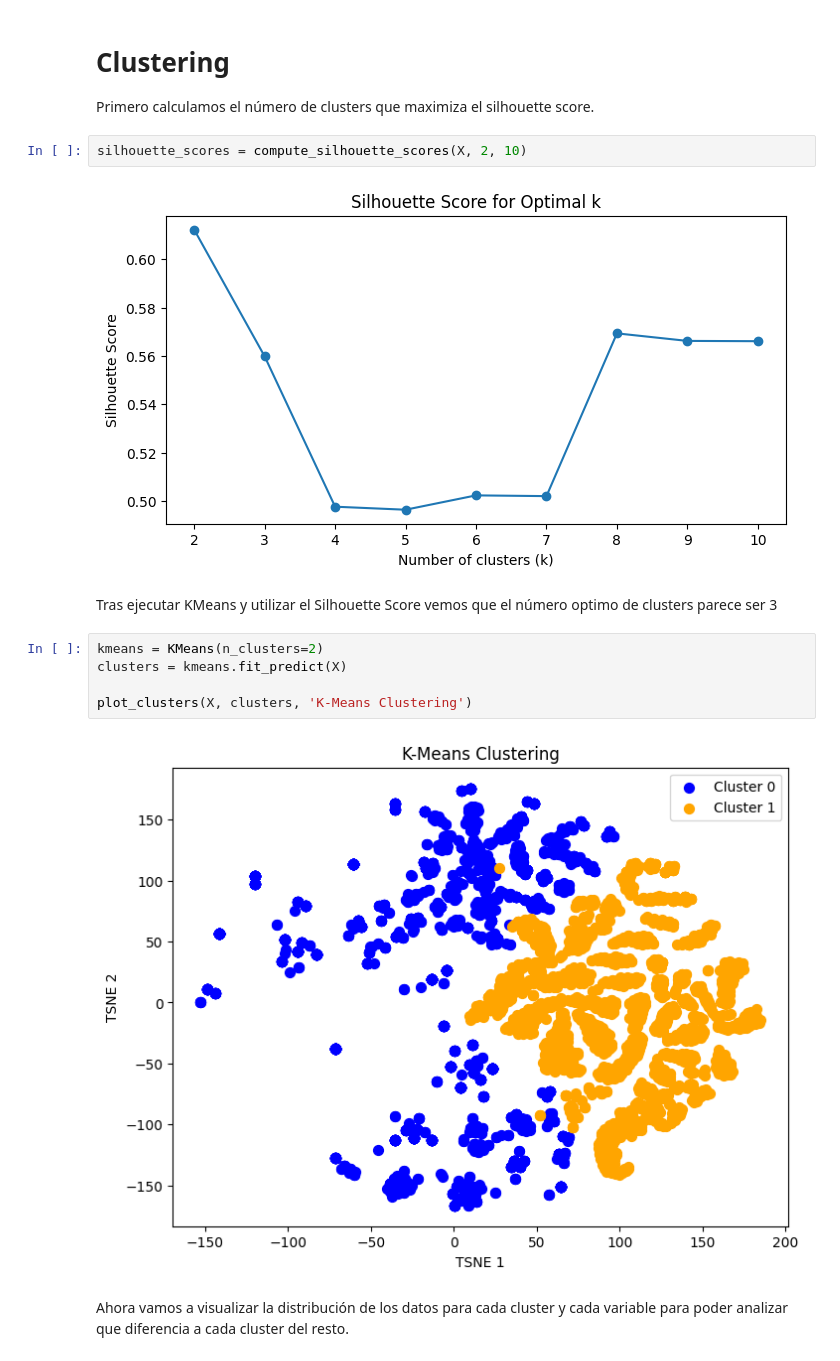
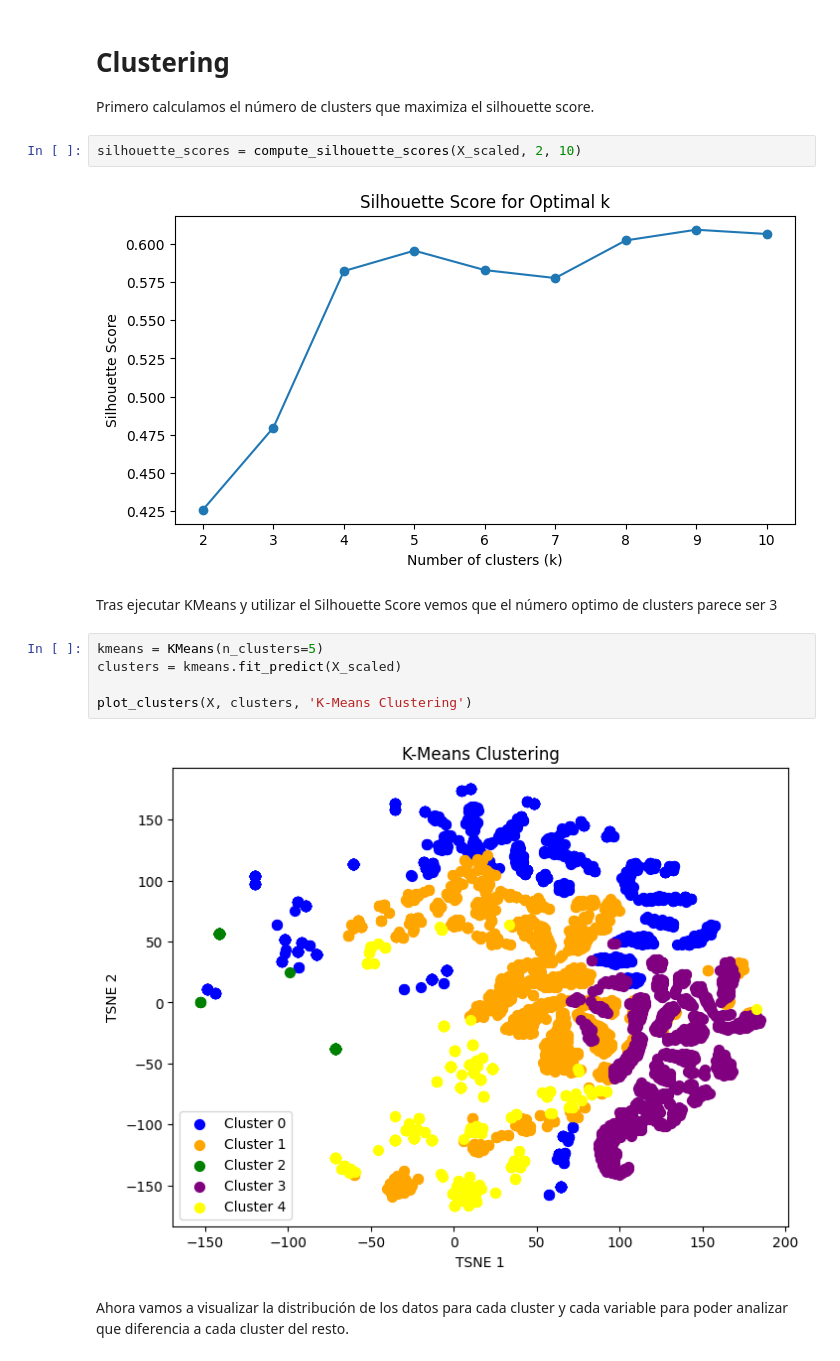
Before and after one commit to UO284262/PythonSourceCodeAnalysis, a Jupyter notebook: notebooks/03_imports.ipynb, the cells around one changed output. Cells and saved outputs as stored; diff of their text form.

Commit message:
Some strange things with clustering

```diff
--- a/notebooks/03_imports.ipynb
+++ b/notebooks/03_imports.ipynb
@@ -635,18 +642,18 @@ np.transpose(X[mask].describe(percentiles=[.25, .50, .75], include = ['object',
 # Clustering
 Primero calculamos el número de clusters que maximiza el silhouette score.
 # %%
-silhouette_scores = compute_silhouette_scores(X, 2, 10)
+silhouette_scores = compute_silhouette_scores(X_scaled, 2, 10)
 # %% [output]
-[figure, old version]
+[figure, new version]
 # %% [markdown]
 Tras ejecutar KMeans y utilizar el Silhouette Score vemos que el número optimo de clusters parece ser 3
 # %%
-kmeans = KMeans(n_clusters=2)
-clusters = kmeans.fit_predict(X)
+kmeans = KMeans(n_clusters=5)
+clusters = kmeans.fit_predict(X_scaled)
 
 plot_clusters(X, clusters, 'K-Means Clustering')
 # %% [output]
-[figure, old version]
+[figure, new version]
 # %% [markdown]
 Ahora vamos a visualizar la distribución de los datos para cada cluster y cada variable para poder analizar que diferencia a cada cluster del resto.
 # %%
```
Also changed, not shown: parts of 7 cells of this notebook, 3 other files.
